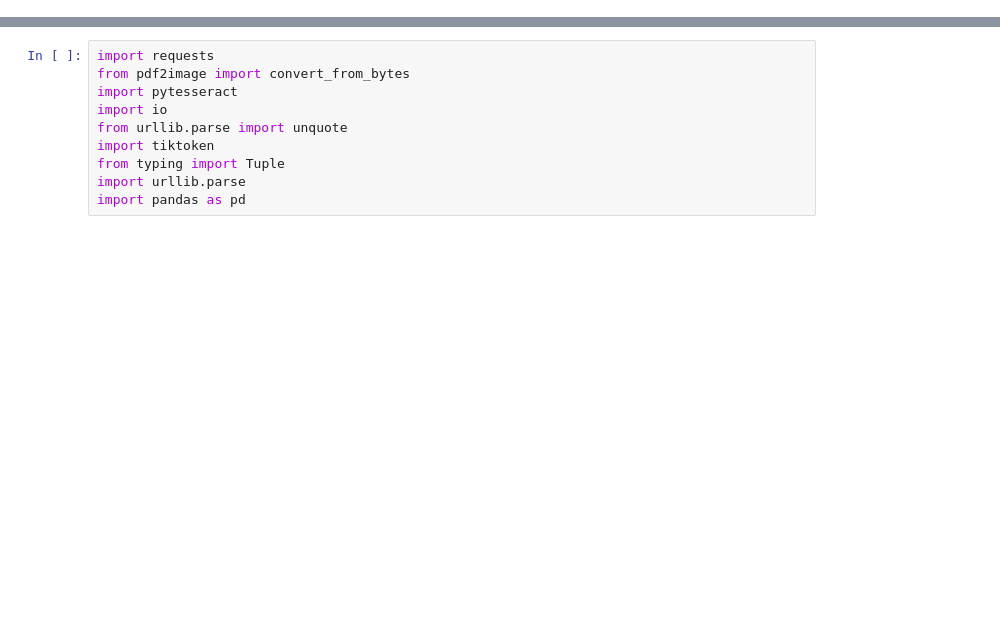
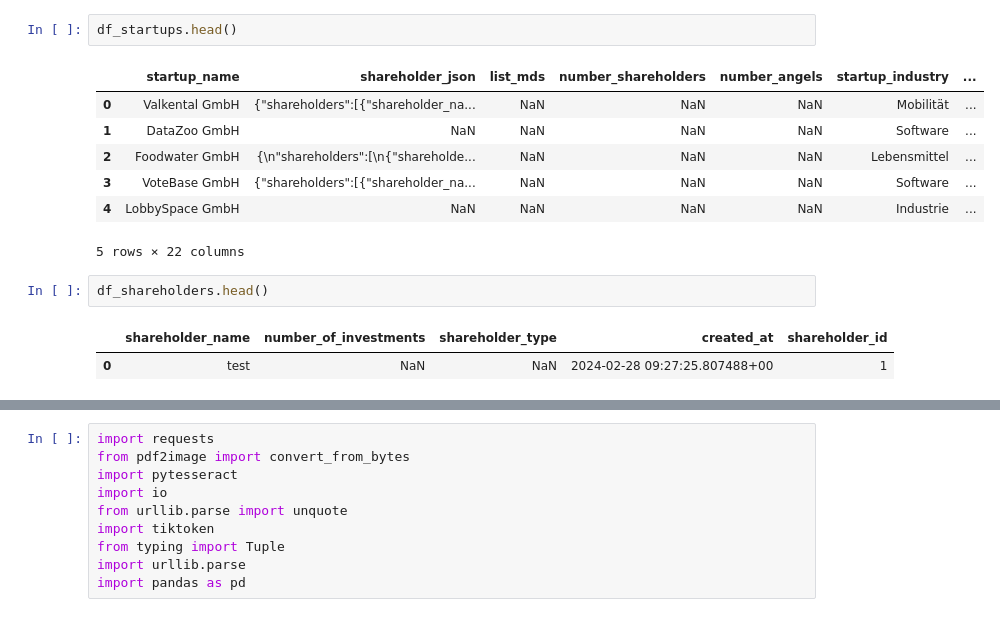
Before and after one commit to annabellscha/cr_exploration, a Jupyter notebook: notebooks/data_cleaning.ipynb, the cells around one changed output, grey strips where cells are left out. Drawn from its saved outputs; the diff is of its cells as text; blank space fills up the shorter version.

```diff
--- a/notebooks/data_cleaning.ipynb
+++ b/notebooks/data_cleaning.ipynb
@@ -108,0 +17,15 @@ print(df_shareholder_names_cleaned)
+# %%
+df_startups.head()
+# %% [output]
+|  | startup_name | shareholder_json | list_mds | number_shareholders | number_angels | startup_industry | ... |
+| 0 | Valkental GmbH | {"shareholders":[{"shareholder_na... | NaN | NaN | NaN | Mobilität | ... |
+| 1 | DataZoo GmbH | NaN | NaN | NaN | NaN | Software | ... |
+| 2 | Foodwater GmbH | {\n"shareholders":[\n{"shareholde... | NaN | NaN | NaN | Lebensmittel | ... |
+| 3 | VoteBase GmbH | {"shareholders":[{"shareholder_na... | NaN | NaN | NaN | Software | ... |
+| 4 | LobbySpace GmbH | NaN | NaN | NaN | NaN | Industrie | ... |
+5 rows × 22 columns
+# %%
+df_shareholders.head()
+# %% [output]
+|  | shareholder_name | number_of_investments | shareholder_type | created_at | shareholder_id |
+| 0 | test | NaN | NaN | 2024-02-28 09:27:25.807488+00 | 1 |
```
Also changed, not shown: parts of 30 cells of this notebook, 28 other files.
